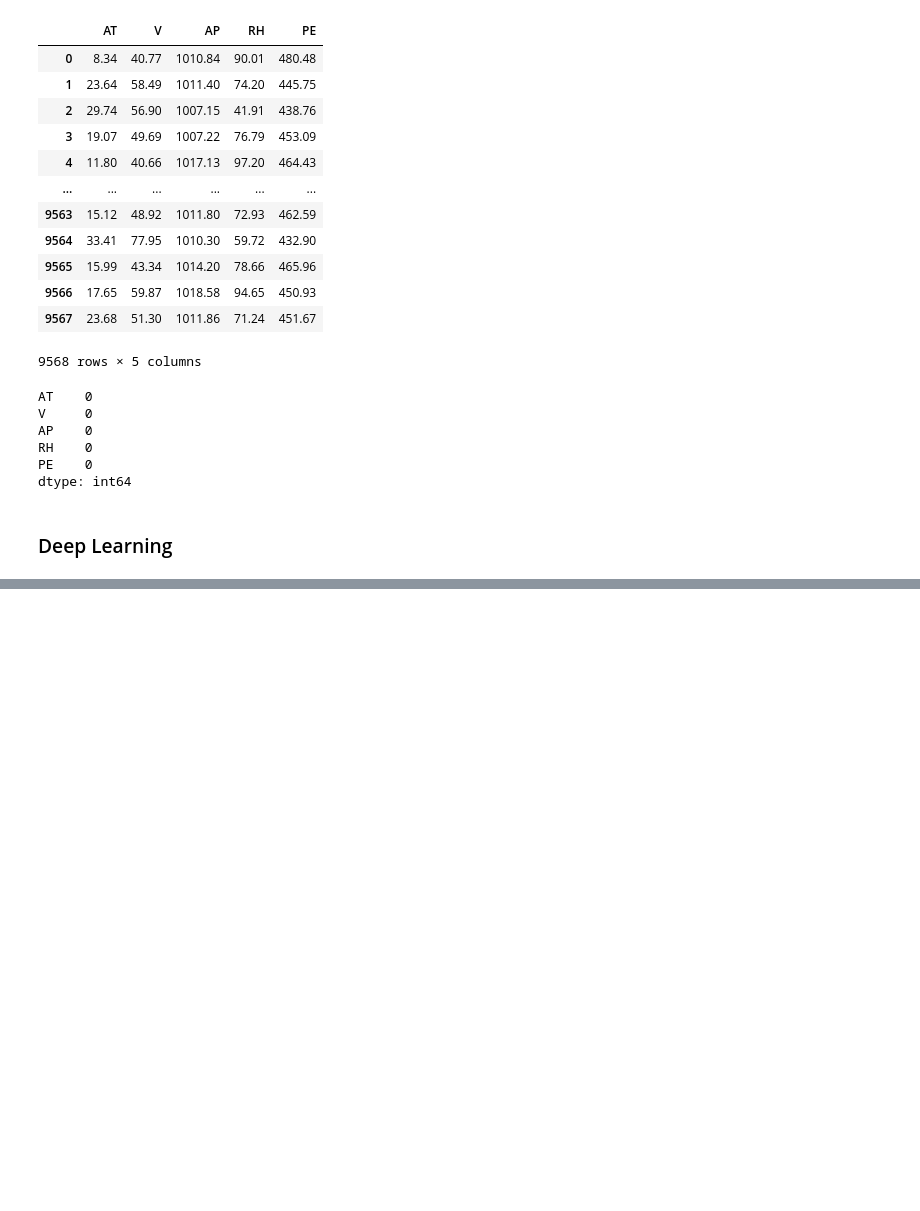
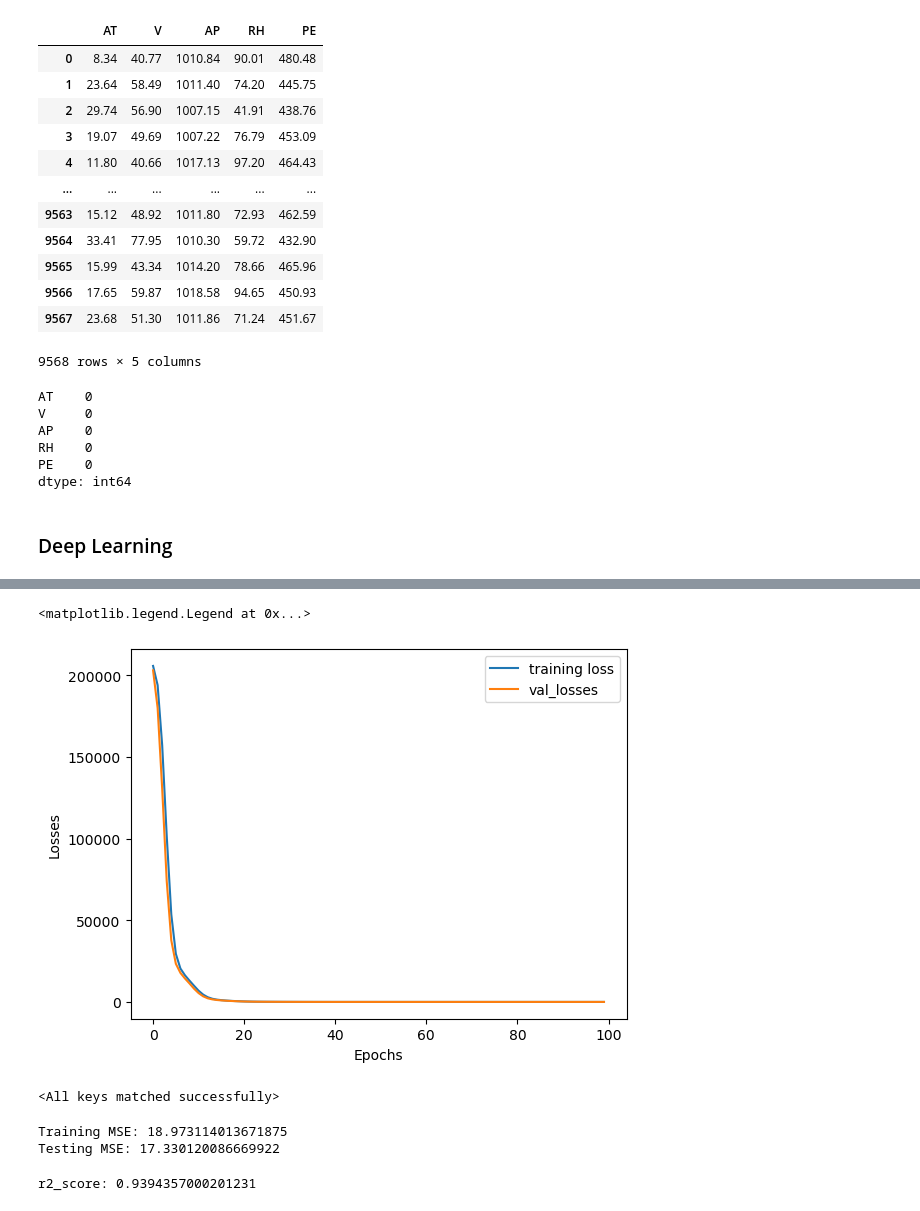
Before and after one commit to SimranGrak/python-for-ai-ml, a Jupyter notebook: Deep Learning/ANN_Regression.ipynb, the cells around one changed output, grey strips where cells are left out. Drawn from its saved outputs; the diff is of its cells as text; code cells hidden in the pictures; blank space fills up the shorter version.

```diff
--- a/Deep Learning/ANN_Regression.ipynb
+++ b/Deep Learning/ANN_Regression.ipynb
@@ -123,0 +175,46 @@ for epoch in range(epochs):
+# %%
+import matplotlib.pyplot as plt
+
+loss_df=pd.DataFrame({
+    "training_loss": train_losses,
+    "val_losses": val_losses
+})
+
+plt.plot(loss_df["training_loss"], label="training loss")
+plt.plot(loss_df["val_losses"], label="val_losses")
+
+plt.xlabel("Epochs")
+plt.ylabel("Losses")
+
+plt.legend()
+# %% [output]
+<matplotlib.legend.Legend at 0x...>
+[figure, added]
+# %%
+# loading the best model
+
+model.load_state_dict(torch.load("best_model.pt"))
+# %% [output]
+<All keys matched successfully>
+# %%
+#evaluation
+
+model.eval()
+with torch.no_grad():
+    train_preds=model(X_train_tensor)
+    test_preds=model(X_test_tensor)
+
+    train_mse_loss=criterion(train_preds, y_train_tensor)
+    test_mse_loss=criterion(test_preds, y_test_tensor)
+
+print("Training MSE:", train_mse_loss.item())
+print("Testing MSE:", test_mse_loss.item())
+# %% [output]
+Training MSE: 18.973114013671875
+Testing MSE: 17.330120086669922
+# %%
+from sklearn.metrics import r2_score
+
+print("r2_score:", r2_score(y_test, test_preds))
+# %% [output]
+r2_score: 0.9394357000201231
```
Also changed, not shown: parts of 2 cells of this notebook, 6 other files.
